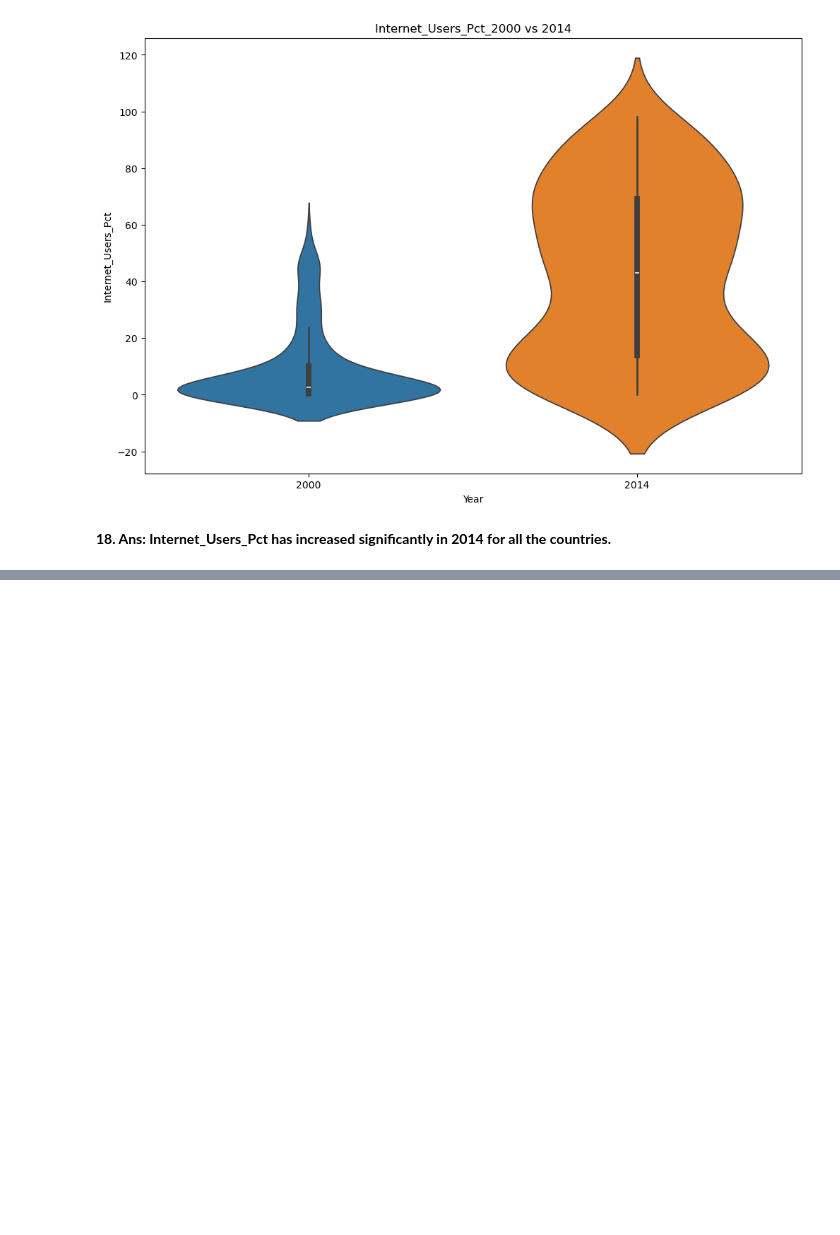
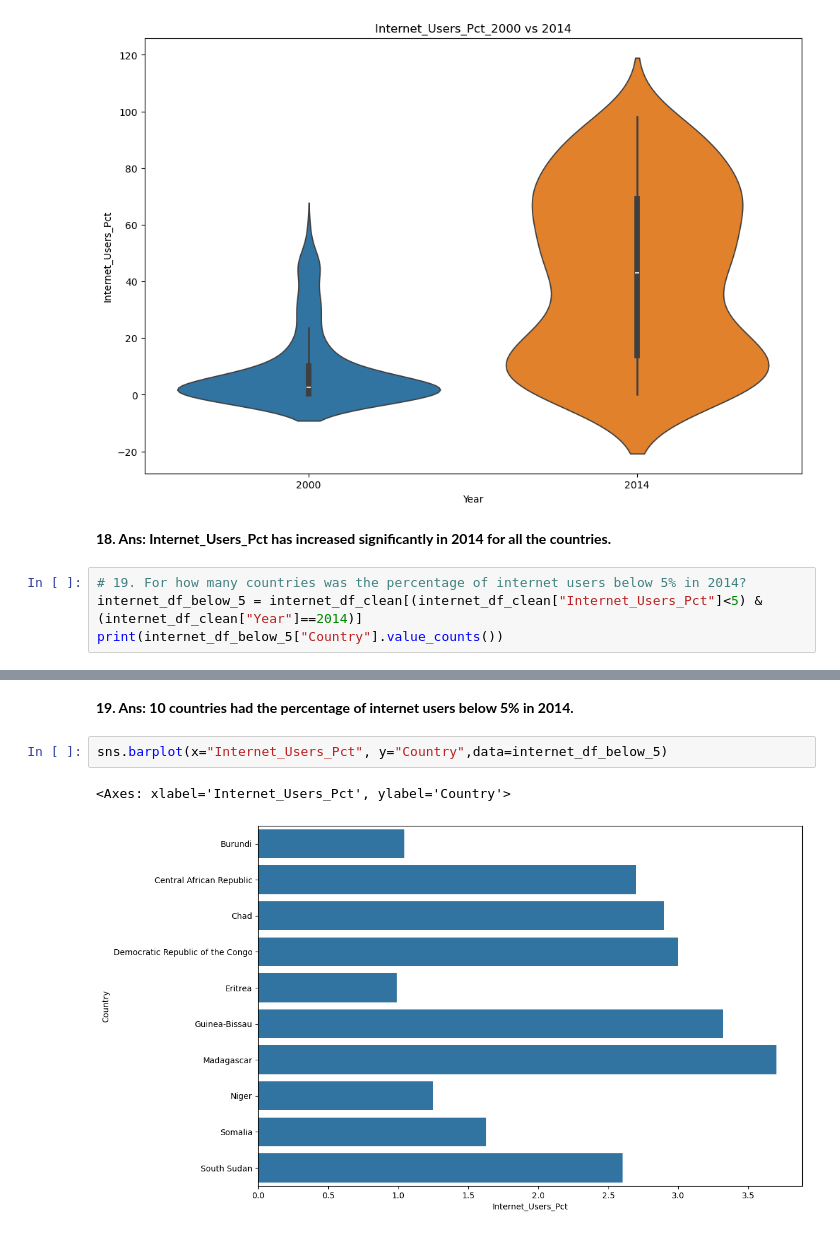
Before and after one commit to NSS-Data-Analytics-Cohort-16/da16-python-gdp-and-internet-use-analysis-janvimehendale, a Jupyter notebook: notebooks/gdp_internetuse.ipynb, the cells around one changed output, grey strips where cells are left out. Cells and saved outputs as stored; diff of their text form; blank space fills up the shorter version.

```diff
--- a/notebooks/gdp_internetuse.ipynb
+++ b/notebooks/gdp_internetuse.ipynb
@@ -822,3 +822,7 @@ plt.show()
 [figure]
 # %% [markdown]
 **18. Ans: Internet_Users_Pct has increased significantly in 2014 for all the countries.**
+# %%
+# 19. For how many countries was the percentage of internet users below 5% in 2014?
+internet_df_below_5 = internet_df_clean[(internet_df_clean["Internet_Users_Pct"]<5) & (internet_df_clean["Year"]==2014)]
+print(internet_df_below_5["Country"].value_counts())
@@ -824,0 +854,7 @@ plt.show()
+# %% [markdown]
+**19. Ans: 10 countries had the percentage of internet users below 5% in 2014.**
+# %%
+sns.barplot(x="Internet_Users_Pct", y="Country",data=internet_df_below_5)
+# %% [output]
+<Axes: xlabel='Internet_Users_Pct', ylabel='Country'>
+[figure, added]
```
Also changed, not shown: parts of 12 cells of this notebook.
